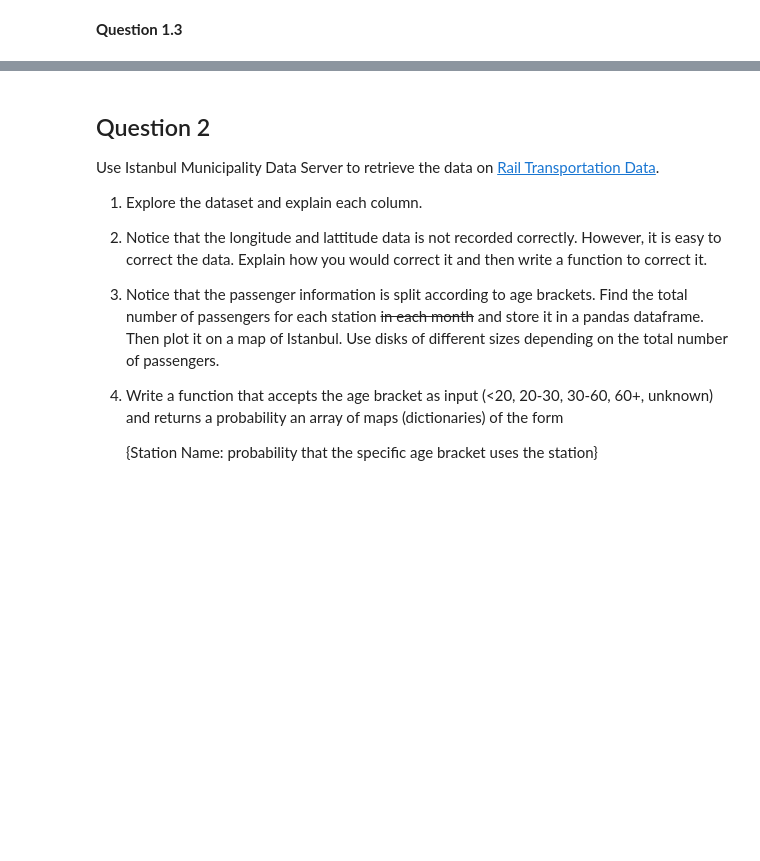
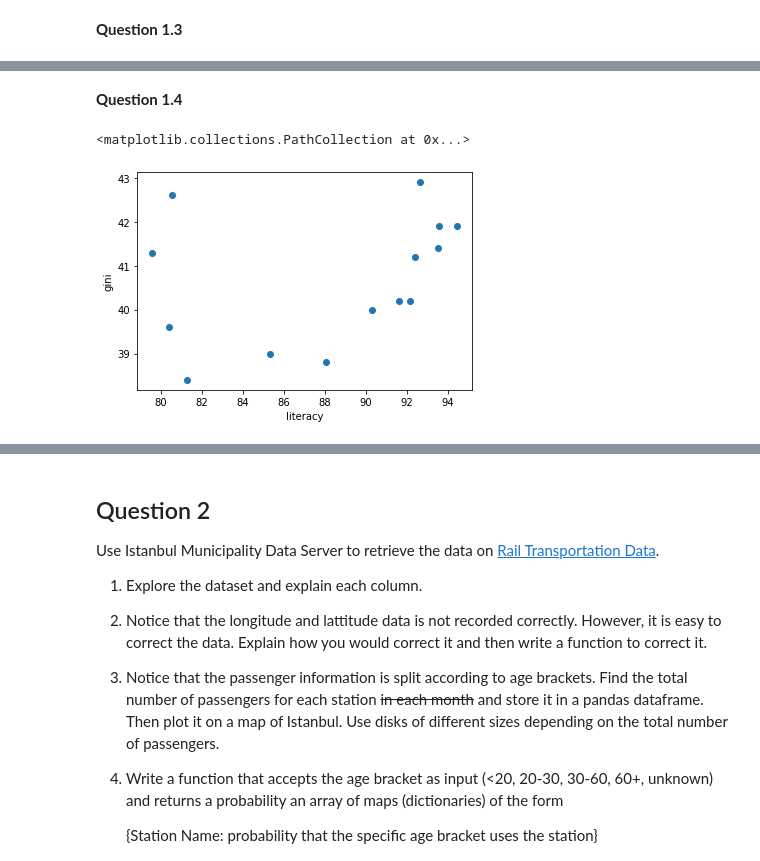
Before and after one commit to emirsglm/MAT388E-Data-Science-HW, a Jupyter notebook: HW1.ipynb, the cells around one changed output, grey strips where cells are left out. Drawn from its saved outputs; the diff is of its cells as text; code cells hidden in the pictures; blank space fills up the shorter version.

```diff
--- a/HW1.ipynb
+++ b/HW1.ipynb
@@ -114,0 +125,12 @@ for i in range(7):
+# %% [markdown]
+**Question 1.4**
+# %%
+
+fliteracy_gini = plt.scatter(literacyTR.iloc[0,4:],giniTR.iloc[0,4:])
+plt.xlabel("literacy")
+plt.ylabel("gini")
+
+fliteracy_gini
+# %% [output]
+<matplotlib.collections.PathCollection at 0x...>
+[figure, added]
```
Also changed, not shown: parts of 6 cells of this notebook.
